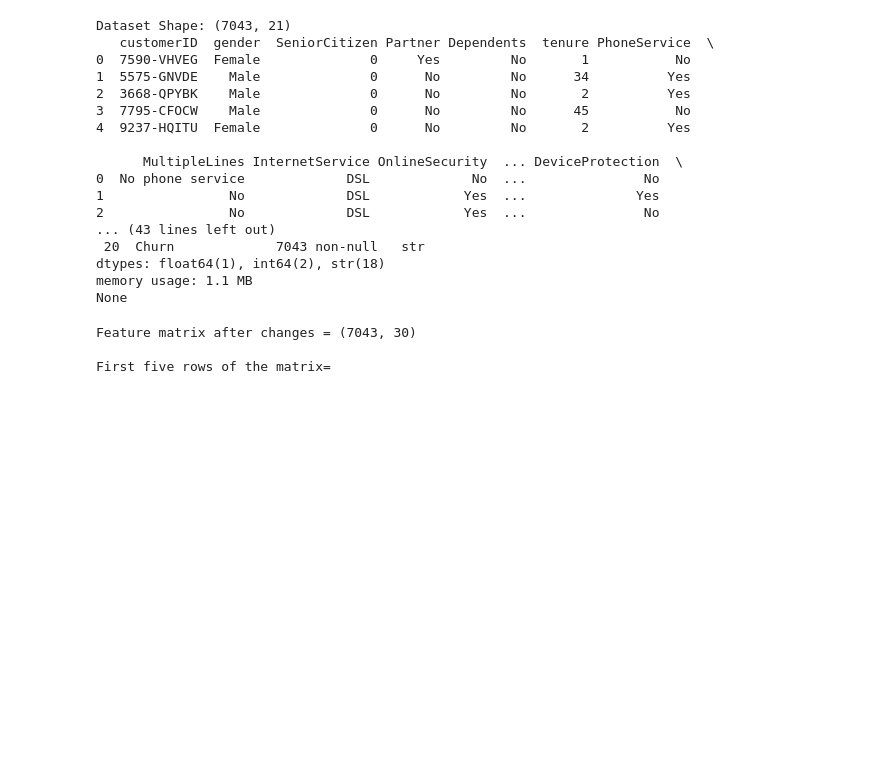
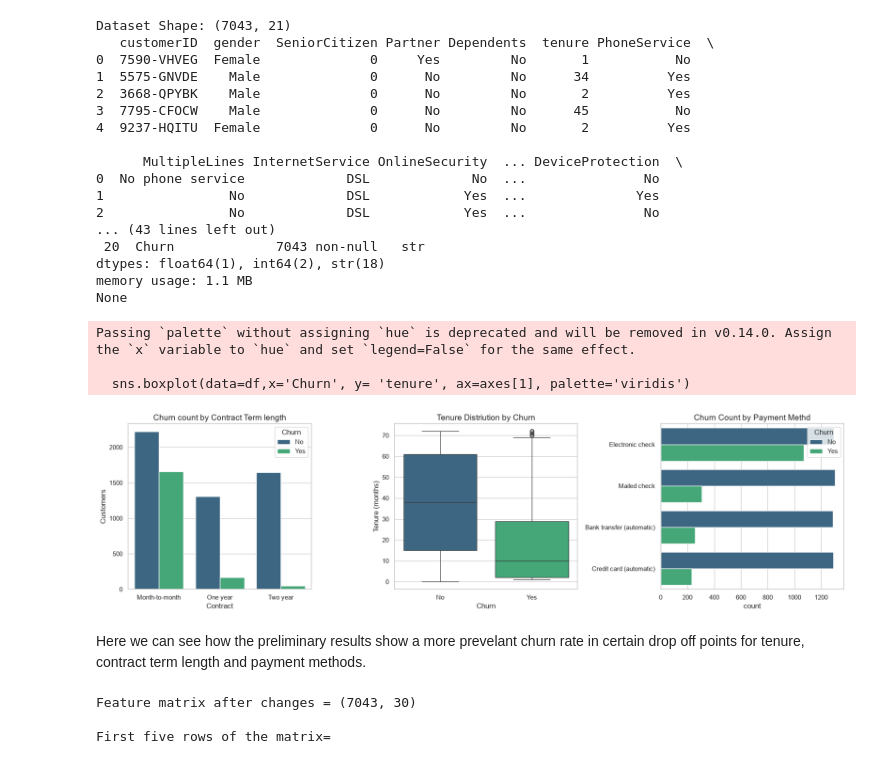
Before and after one commit to bmendezc/telco-customer-churn-analysis, a Jupyter notebook: notebooks/01_exploratory_data_analysis.ipynb, the cells around one changed output. Saved outputs shown, nothing was run; the diff lists cells and outputs as text; code cells hidden in the pictures; blank space fills up the shorter version.

Commit message:
Added EDA visualizations for documentation

```diff
--- a/notebooks/01_exploratory_data_analysis.ipynb
+++ b/notebooks/01_exploratory_data_analysis.ipynb
@@ -34,6 +34,34 @@ Dataset Shape: (7043, 21)
 dtypes: float64(1), int64(2), str(18)
 memory usage: 1.1 MB
 None
+# %%
+sns.set_theme(style="whitegrid")
+fig, axes = plt.subplots(1, 3, figsize=(18, 5))
+
+##churn rate ploted by contract length
+sns.countplot(data=df, x= 'Contract', hue= 'Churn', ax=axes[0], palette='viridis')
+axes[0].set_title('Churn count by Contract Term length', fontsize=14)
+axes[0].set_ylabel('Customers')
+
+# churn rate plotted by tenure
+sns.boxplot(data=df,x='Churn', y= 'tenure', ax=axes[1], palette='viridis')
+axes[1].set_title('Tenure Distriution by Churn',fontsize=14)
+axes[1].set_ylabel('Tenure (months)')
+
+## churn rate plotted by paymenth method
+sns.countplot(data= df, y= 'PaymentMethod', hue='Churn', ax=axes[2], palette='viridis')
+axes[2].set_title( 'Churn Count by Payment Methd', fontsize=14)
+axes[2].set_ylabel('')
+
+plt.tight_layout()
+plt.show()
+# %% [output]
+Passing `palette` without assigning `hue` is deprecated and will be removed in v0.14.0. Assign the `x` variable to `hue` and set `legend=False` for the same effect.
+
+  sns.boxplot(data=df,x='Churn', y= 'tenure', ax=axes[1], palette='viridis')
+[figure, added]
+# %% [markdown]
+Here we can see how the preliminary results show a more prevelant churn rate in certain drop off points for tenure, contract term length and payment methods.
 # %%
 
 if 'customerID' in df.columns: ##get rid of the customerid column because it is not relevant to prediction
```
Also changed, not shown: parts of 1 cell of this notebook.
